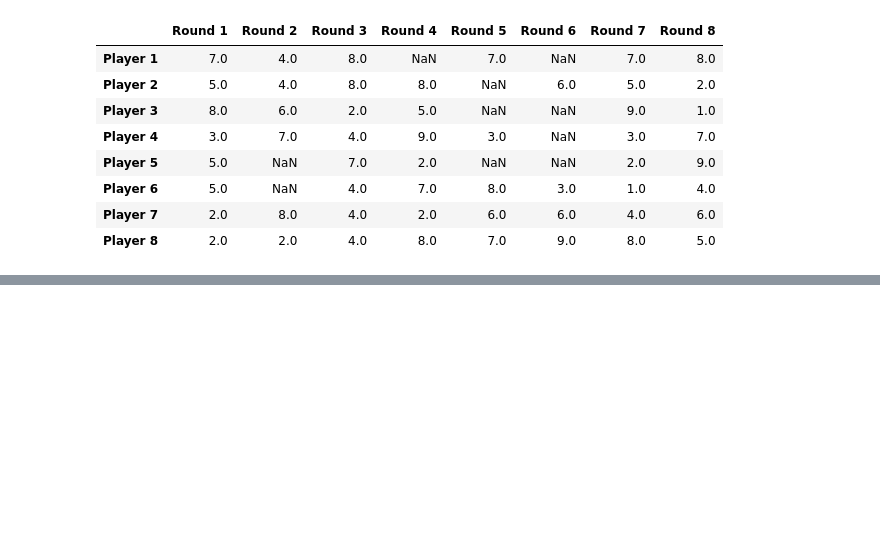
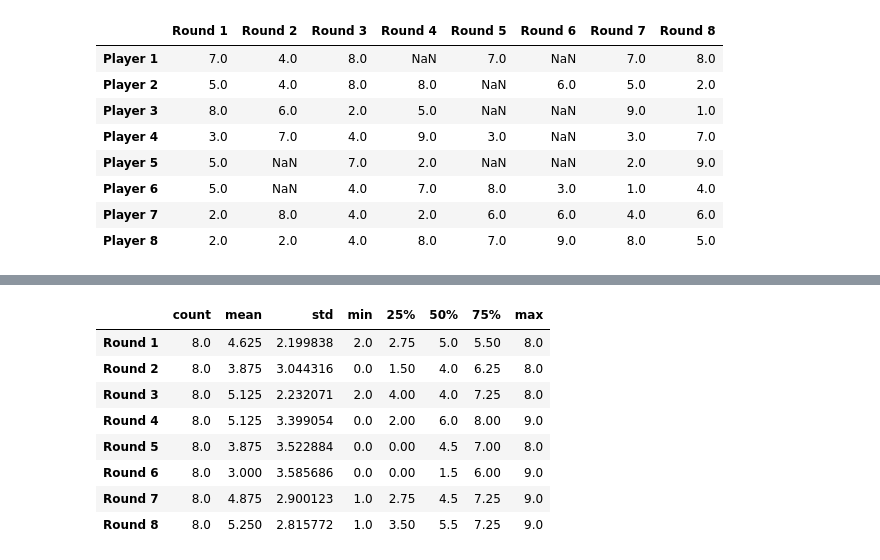
Before and after one commit to AIgineerAB/data_processing_HA24, a Jupyter notebook: code_alongs/L7_missing_data.ipynb, the cells around one changed output, grey strips where cells are left out. Saved outputs shown, nothing was run; the diff lists cells and outputs as text; code cells hidden in the pictures; blank space fills up the shorter version.

```diff
--- a/code_alongs/L7_missing_data.ipynb
+++ b/code_alongs/L7_missing_data.ipynb
@@ -123,0 +154,12 @@ scores.dropna()
+# %%
+scores.describe().T
+# %% [output]
+|  | count | mean | std | min | 25% | 50% | 75% | max |
+| Round 1 | 8.0 | 4.625 | 2.199838 | 2.0 | 2.75 | 5.0 | 5.50 | 8.0 |
+| Round 2 | 8.0 | 3.875 | 3.044316 | 0.0 | 1.50 | 4.0 | 6.25 | 8.0 |
+| Round 3 | 8.0 | 5.125 | 2.232071 | 2.0 | 4.00 | 4.0 | 7.25 | 8.0 |
+| Round 4 | 8.0 | 5.125 | 3.399054 | 0.0 | 2.00 | 6.0 | 8.00 | 9.0 |
+| Round 5 | 8.0 | 3.875 | 3.522884 | 0.0 | 0.00 | 4.5 | 7.00 | 8.0 |
+| Round 6 | 8.0 | 3.000 | 3.585686 | 0.0 | 0.00 | 1.5 | 6.00 | 9.0 |
+| Round 7 | 8.0 | 4.875 | 2.900123 | 1.0 | 2.75 | 4.5 | 7.25 | 9.0 |
+| Round 8 | 8.0 | 5.250 | 2.815772 | 1.0 | 3.50 | 5.5 | 7.25 | 9.0 |
```
Also changed, not shown: parts of 6 cells of this notebook.
